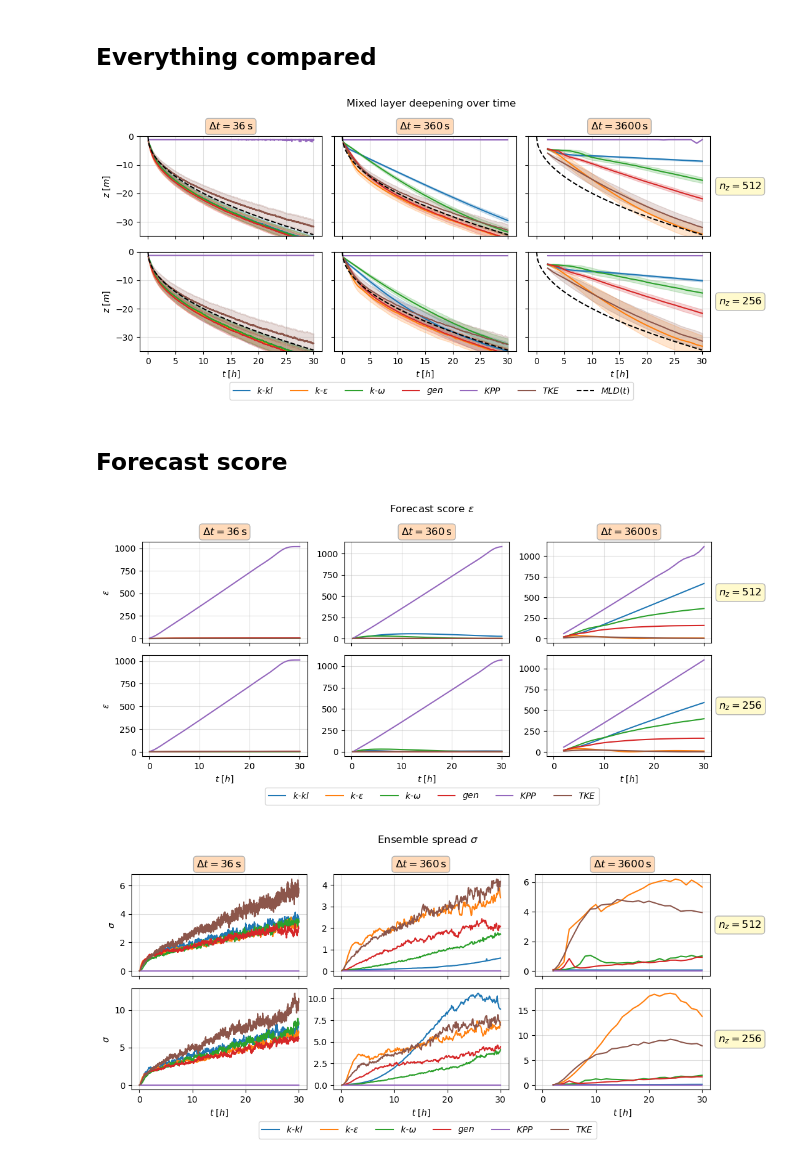
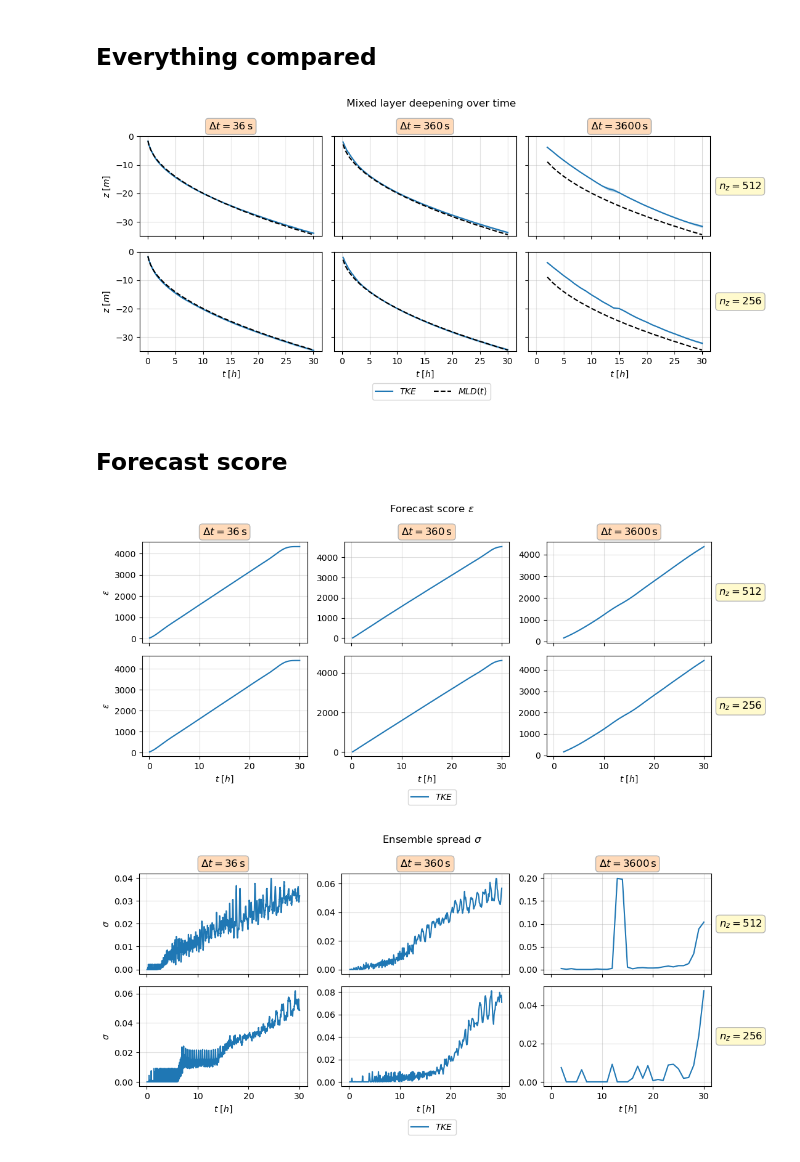
Before and after one commit to mattmattnex/taia-1DV-FD, a Jupyter notebook: experiments/1_Kato_Phillips/K-P_analysis.ipynb, the cells around one changed output. Drawn from its saved outputs; the diff is of its cells as text; code cells hidden in the pictures.

```diff
--- a/experiments/1_Kato_Phillips/K-P_analysis.ipynb
+++ b/experiments/1_Kato_Phillips/K-P_analysis.ipynb
@@ -42,13 +16,4 @@ Reliable for about 30h
 def get_ref_MLD(t):
     N2 = np.sqrt(1e-4)
     ust = 0.01
-    return 1.05 * ust/np.sqrt(N2) * np.sqrt(t)
-
-MLD_REF = get_ref_MLD(t_s)
-
-plt.figure(figsize = (6, 3))
-plt.plot(t_s/3600, -MLD_REF, 'k--', label = r'$MLD(t)$')
-plt.xlabel('Time (h)')
-plt.ylabel('Depth (m)')
-plt.grid()
-plt.legend()
+    return -1.05 * ust/np.sqrt(N2) * np.sqrt(t)
@@ -58,17 +20,18 @@ plt.legend()
 # %% [markdown]
 ## Everything compared
 # %%
+OUTPUT_FOLDER = "/home/mnex/Desktop/1DV_FD/experiments/1_Kato_Phillips/output/"
 DTS = [36, 360, 3600]
-NZS = [512, 256]#, 128]
+NZS = [512, 256]
 NENS = 500
 
 CLOSURES = [
-    ('k-kl',      r'$k\text{-}kl$'),
-    ('k-epsilon', r'$k\text{-}\epsilon$'),
-    ('k-omega',   r'$k\text{-}\omega$'),
-    ('gen',       r'$gen$'),
-    ('kpp',       r'$KPP$'),
-    ('tke',       r'$TKE$')
+    # ('k-kl',      r'$k\text{-}kl$'),
+    # ('k-epsilon', r'$k\text{-}\epsilon$'),
+    # ('k-omega',   r'$k\text{-}\omega$'),
+    # ('gen',       r'$gen$'),
+    ('tke',       r'$TKE$'),
+    # ('kpp',       r'$KPP$')
 ]
 
 def get_mld_timeserie(file, cut = 0):
@@ -87,15 +50,15 @@ for i, nz in enumerate(NZS):
 
         for key, label in CLOSURES:
             if dt == 36:
-                t, mld_m, mld_v = get_mld_timeserie(f'K-P_{key}_dt{dt}_nz{nz}_ne{NENS}.nc', cut = 6)
+                t, mld_m, mld_v = get_mld_timeserie(f'{key}_dt{dt}_nz{nz}_ne{NENS}.nc', cut = 6)
             else:
-                t, mld_m, mld_v = get_mld_timeserie(f'K-P_{key}_dt{dt}_nz{nz}_ne{NENS}.nc', cut = 2)
+                t, mld_m, mld_v = get_mld_timeserie(f'{key}_dt{dt}_nz{nz}_ne{NENS}.nc', cut = 2)
 
             std = mld_v ** 0.5
             line, = ax.plot(t, -mld_m, label=label)
             ax.fill_between(t, -(mld_m - std), -(mld_m + std), alpha=0.2, color=line.get_color())
 
-        ax.plot(t_s/3600, -MLD_REF, 'k--', label=r'$MLD(t)$')
+        ax.plot(t, get_ref_MLD(3600*t), 'k--', label=r'$MLD(t)$')
         ax.set_ylim(-35, 0)
         ax.grid(True, alpha=0.4)
         if j == 0:
@@ -121,7 +84,7 @@ handles, labels = axes[0, 0].get_legend_handles_labels()
 fig.legend(handles, labels, loc='lower center', ncol=len(labels), bbox_to_anchor=(0.5, -0.01))
 fig.tight_layout(rect=[0, 0.04, 1, 1])
 # %% [output]
-[figure, old version]
+[figure, new version]
 # %% [markdown]
 ## Forecast score
 # %%
@@ -153,9 +116,9 @@ for i, nz in enumerate(NZS):
 
         for key, label in CLOSURES:
             if dt == 36:
-                t, mld_m, mld_v = get_mld_timeserie(f'K-P_{key}_dt{dt}_nz{nz}_ne{NENS}.nc', cut = 6)
+                t, mld_m, mld_v = get_mld_timeserie(f'{key}_dt{dt}_nz{nz}_ne{NENS}.nc', cut = 6)
             else:
-                t, mld_m, mld_v = get_mld_timeserie(f'K-P_{key}_dt{dt}_nz{nz}_ne{NENS}.nc', cut = 2)
+                t, mld_m, mld_v = get_mld_timeserie(f'{key}_dt{dt}_nz{nz}_ne{NENS}.nc', cut = 2)
 
             t, eps = forecast_score(t, mld_m, mld_v, NENS)
             ax.plot(t, eps, label = label)
@@ -186,7 +149,7 @@ handles, labels = axes[0, 0].get_legend_handles_labels()
 fig.legend(handles, labels, loc='lower center', ncol=len(labels), bbox_to_anchor=(0.5, -0.01))
 fig.tight_layout(rect=[0, 0.04, 1, 1])
 # %% [output]
-[figure, old version]
+[figure, new version]
 # %%
 fig, axes = plt.subplots(len(NZS), len(DTS), figsize=(int(len(DTS)*3 + 2), int(len(NZS)*2 + 1)), sharex=True)
 fig.suptitle(r'Ensemble spread $\sigma$')
@@ -197,36 +160,36 @@ for i, nz in enumerate(NZS):
 
         for key, label in CLOSURES:
             if dt == 36:
-                t, mld_m, mld_v = get_mld_timeserie(f'K-P_{key}_dt{dt}_nz{nz}_ne{NENS}.nc', cut = 6)
+                t, mld_m, mld_v = get_mld_timeserie(f'{key}_dt{dt}_nz{nz}_ne{NENS}.nc', cut = 6)
             else:
-                t, mld_m, mld_v = get_mld_timeserie(f'K-P_{key}_dt{dt}_nz{nz}_ne{NENS}.nc', cut = 2)
+                t, mld_m, mld_v = get_mld_timeserie(f'{key}_dt{dt}_nz{nz}_ne{NENS}.nc', cut = 2)
 
             ax.plot(t, mld_v, label = label)
 
         ax.grid(True, alpha=0.4)
 
         if j == 0:
             ax.set_ylabel(r'$\sigma$')
 
         if i == len(NZS)-1:
             ax.set_xlabel(r'$t$ [$h$]')
 
 for j, dt in enumerate(DTS):
     axes[0, j].annotate(rf'$\Delta t = {dt}\,$s', xy=(0.5, 1.1),
                          xycoords='axes fraction',
                          va='center', ha='center', fontsize=12,
                          bbox=dict(boxstyle='round', facecolor='peachpuff',
                                    edgecolor='0.7'))
 
 for i, nz in enumerate(NZS):
     axes[i, -1].annotate(rf'$n_z = {nz}$', xy=(1.045, 0.5),
                          xycoords='axes fraction',
                          va='center', ha='left', fontsize=12,
                          bbox=dict(boxstyle='round', facecolor='lemonchiffon',
                                    edgecolor='0.7'))
 
 handles, labels = axes[0, 0].get_legend_handles_labels()
 fig.legend(handles, labels, loc='lower center', ncol=len(labels), bbox_to_anchor=(0.5, -0.01))
 fig.tight_layout(rect=[0, 0.04, 1, 1])
 # %% [output]
-[figure, old version]
+[figure, new version]
```
Also changed, not shown: parts of 2 cells of this notebook, 6 other files.
